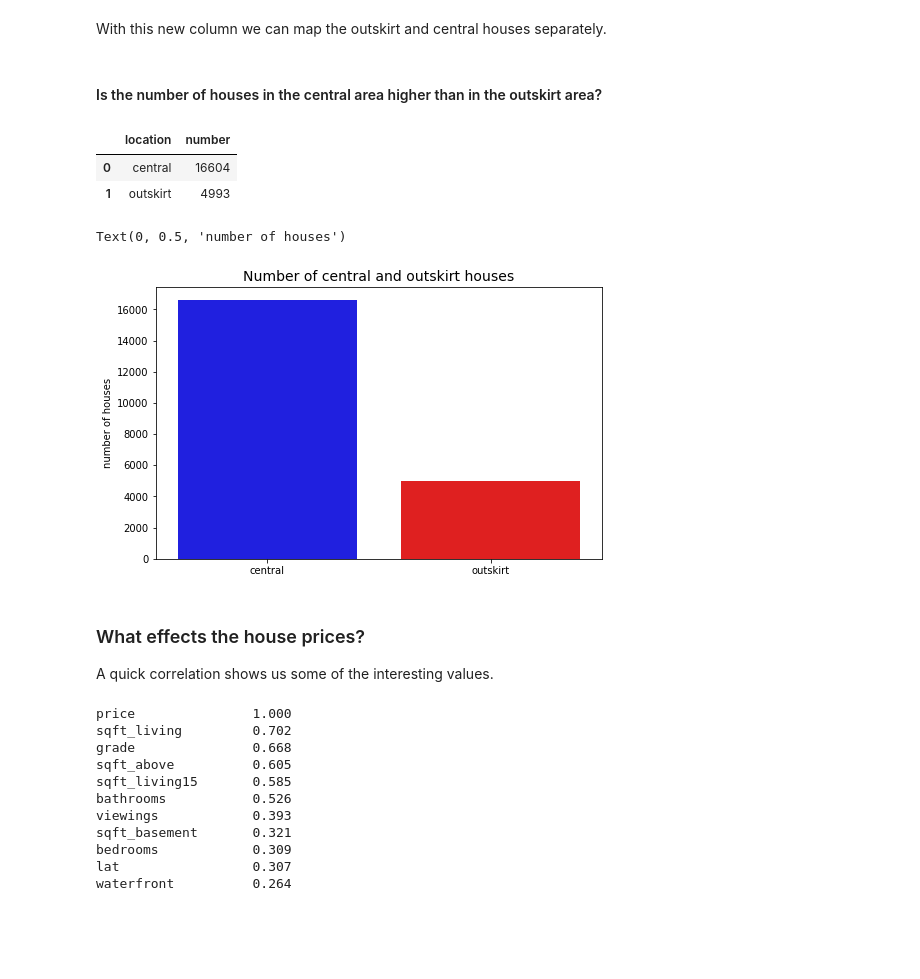
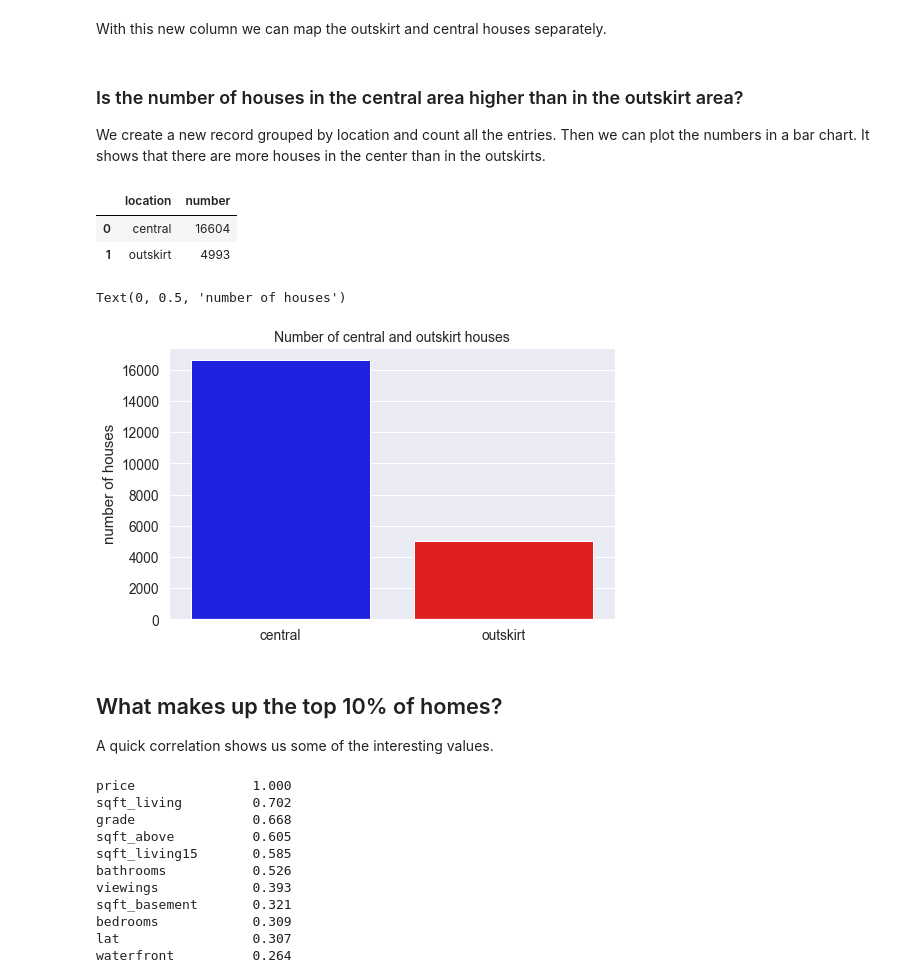
Before and after one commit to langer-net/first-eda-project, a Jupyter notebook: EDA.ipynb, the cells around one changed output. Cells and saved outputs as stored; diff of their text form; code cells hidden in the pictures; blank space fills up the shorter version.

Commit message:
Added the last plots and worked on the notebook.

```diff
--- a/EDA.ipynb
+++ b/EDA.ipynb
@@ -267,7 +265,8 @@ fig = px.scatter_mapbox(df,
 fig.update_layout(mapbox_style='carto-positron', legend_title_text='Location')
 fig.show(config={'scrollZoom': False})
 # %% [markdown]
-#### Is the number of houses in the central area higher than in the outskirt area?
+### Is the number of houses in the central area higher than in the outskirt area?
+We create a new record grouped by location and count all the entries. Then we can plot the numbers in a bar chart. It shows that there are more houses in the center than in the outskirts.
 # %%
 number_central_outskirt = df.groupby('location').size().to_frame('number').reset_index()
 
@@ -277,15 +276,16 @@ number_central_outskirt.head()
 | 0 | central | 16604 |
 | 1 | outskirt | 4993 |
 # %%
+sns.set(font_scale = 1.25)
 sns.barplot(data=number_central_outskirt, x='location', y='number', palette=['blue', 'red'])
 plt.title('Number of central and outskirt houses', fontdict={'size':14})
 plt.xlabel('')
 plt.ylabel('number of houses')
 # %% [output]
 Text(0, 0.5, 'number of houses')
-[figure, old version]
+[figure, new version]
 # %% [markdown]
-### What effects the house prices?
+## What makes up the top 10% of homes?
 A quick correlation shows us some of the interesting values.
 # %%
 df.corr()['price'].sort_values(ascending=False)
```
Also changed, not shown: parts of 24 cells of this notebook, 6 other files.
